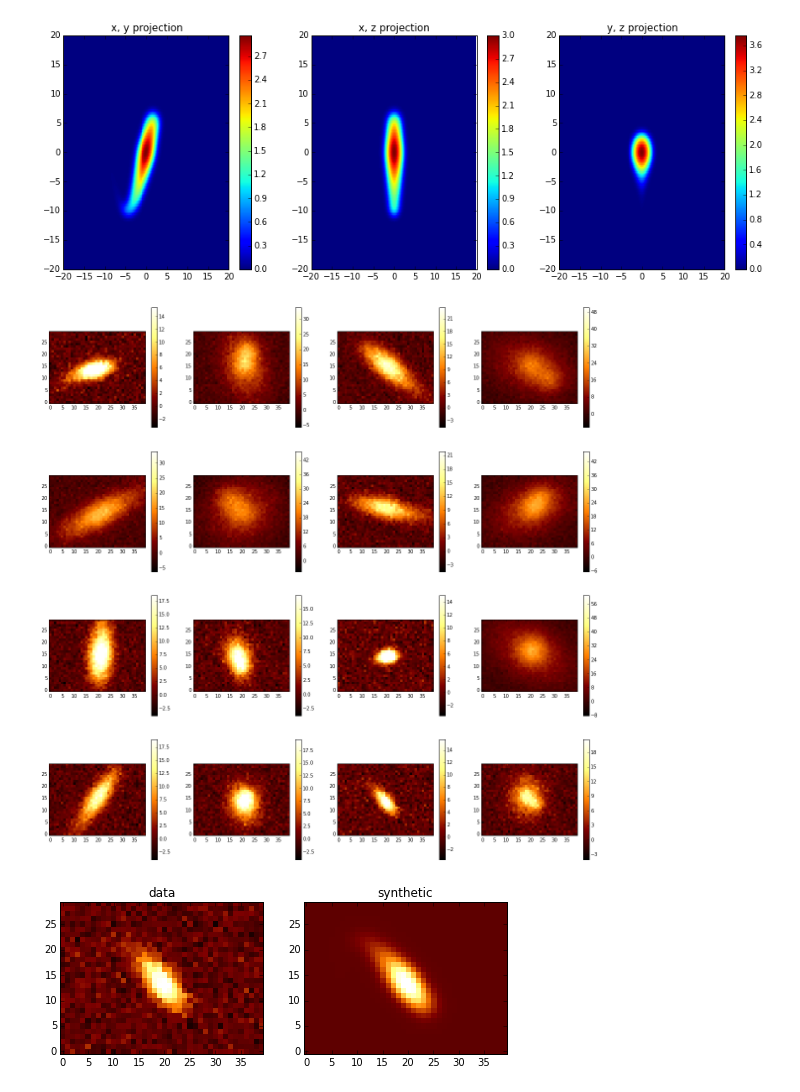
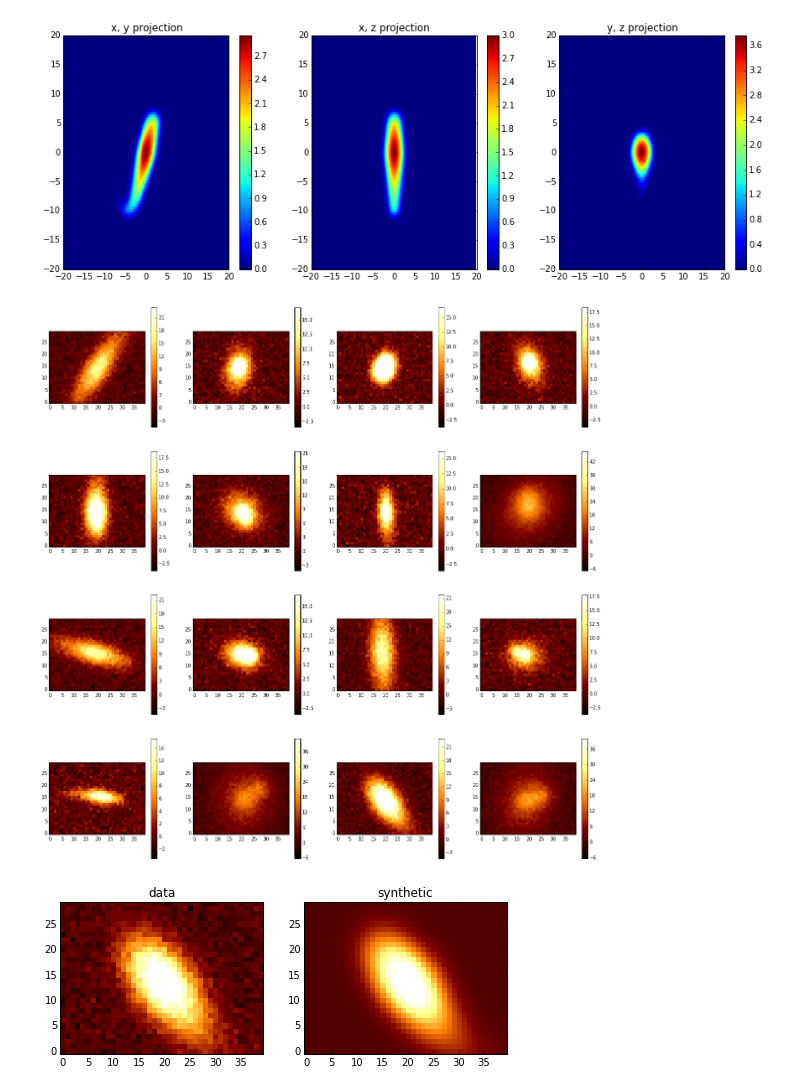
Before and after one commit to davidwhogg/DeprojectAllGalaxies, a Jupyter notebook: angles_given_galaxy.ipynb, the cells around one changed output. Drawn from its saved outputs; the diff is of its cells as text; code cells hidden in the pictures.

Commit message:
added xi_hat and eta_hat to the initial image_construct; changed the notebooks as well

```diff
--- a/angles_given_galaxy.ipynb
+++ b/angles_given_galaxy.ipynb
@@ -110,38 +110,39 @@ for i, x_angle in enumerate(x_angles):
     for j, y_angle in enumerate(y_angles):
 
         alpha, beta, gamma = numpy.random.uniform(0.0, 360.0, size=3)
+        xi_hat, eta_hat = astrohack_projections.choose_random_projection()
 
         intensity = 1.
         scale = 0.25 * numpy.exp(numpy.random.uniform())
         xshift = numpy.random.uniform(13., 16.)
         yshift = numpy.random.uniform(18., 21.)
 
         image = astrohack_projections.image_and_model()
         image.set_shape((30, 40))
         if j % 2 == 0:
             gal = gal_model_A
         else:
             gal = gal_model_B
 
         image.set_psf(psf)
         kwargs = {'alpha':alpha, 'beta':beta, 'gamma':gamma, 'intensity':intensity, 'scale':scale, 'xshift': xshift, 'yshift': yshift, 'bg':0.0}
         image.set_parameters(**kwargs)
         image.set_galaxy(gal)
         image.set_ivar(numpy.ones(image.get_shape()))
-        image.construct_synthetic()
+        image.construct_synthetic(xi_hat, eta_hat)
         image.set_data(image.get_synthetic() + numpy.random.normal(size=image.get_shape()) / numpy.sqrt(image.ivar))
 
         a, mid = numpy.percentile(image.get_data(), [25., 50.])
         ran = mid - a
         vmin = mid - 5. * ran
         vmax = mid + 20. * ran
 
         plt.subplot(len(x_angles), len(y_angles), 4*i + j + 1)
         plt.imshow(image.get_data(), vmin=vmin, vmax=vmax, **plot_kwargs)
         images.append(image)
         plt.colorbar()
 # %% [output]
-[figure, old version]
+[figure, new version]
 # %%
 plt.rcParams['figure.figsize'] = 8, 4
 
@@ -161,7 +162,7 @@ def showme(img):
 
 showme(images[ii])
 # %% [output]
-[figure, old version]
+[figure, new version]
 # %%
 plt.rcParams['figure.figsize'] = 8, 4
 
```
Also changed, not shown: parts of 5 cells of this notebook, 2 other files.
